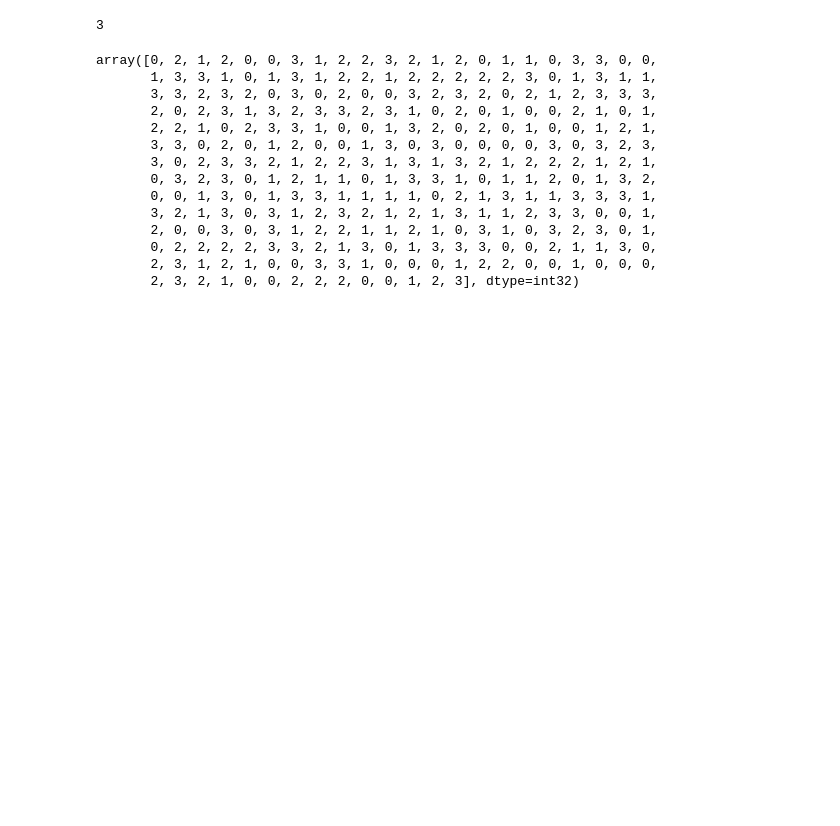
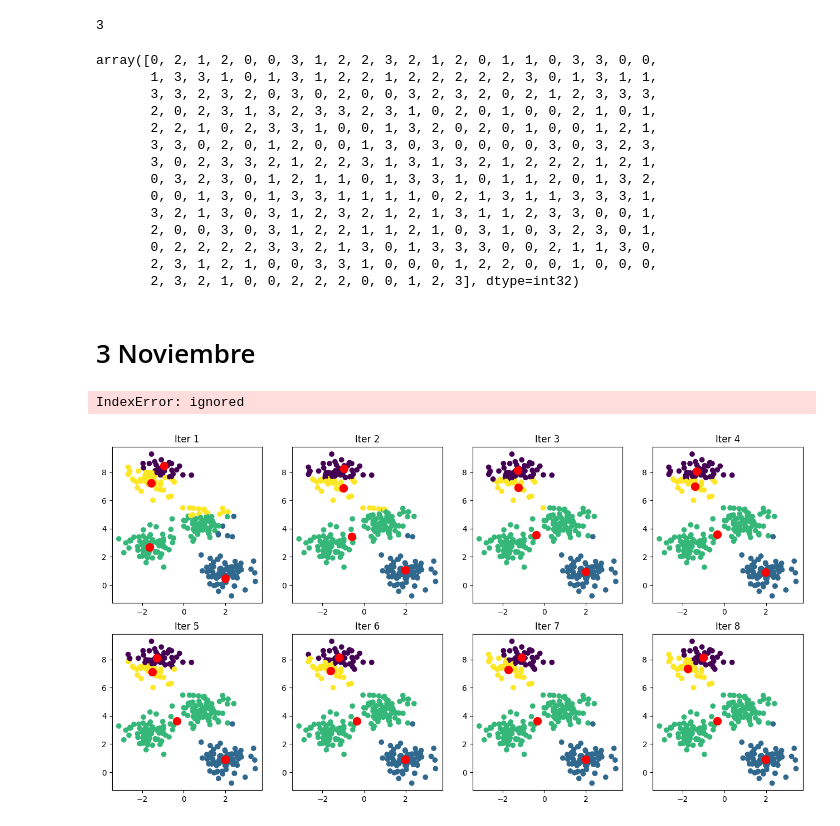
Before and after one commit to martinbedia/mineria, a Jupyter notebook: 30oct.ipynb, the cells around one changed output. Cells and saved outputs as stored; diff of their text form; code cells hidden in the pictures; blank space fills up the shorter version.

```diff
--- a/30oct.ipynb
+++ b/30oct.ipynb
@@ -209,3 +176,53 @@ array([0, 2, 1, 2, 0, 0, 3, 1, 2, 2, 3, 2, 1, 2, 0, 1, 1, 0, 3, 3, 0, 0,
        0, 2, 2, 2, 2, 3, 3, 2, 1, 3, 0, 1, 3, 3, 3, 0, 0, 2, 1, 1, 3, 0,
        2, 3, 1, 2, 1, 0, 0, 3, 3, 1, 0, 0, 0, 1, 2, 2, 0, 0, 1, 0, 0, 0,
        2, 3, 2, 1, 0, 0, 2, 2, 2, 0, 0, 1, 2, 3], dtype=int32)
+# %% [markdown]
+# 3 Noviembre
+# %%
+def crear_cluster(x,n_clusters,rseed):
+
+  # 1. inicializar los clusters de forma aleatoria, hay que elegir n_clusters puntos que funcionen como centros en la primera iteracion
+  rng = np.random.RandomState(rseed)    # permutacion de los numeros que le ponga en el parentesis, como barajar
+  i = rng.permutation(x.shape[0])[:n_clusters]   # las filas de x de donde saco los centros
+  centros = x[i]
+
+  nrows = 2
+  ncols = 4
+  fig, axs = plt.subplots(nrows, ncols, figsize = (16,8))
+  row = 0
+  col = 0
+  num_iter = 1
+
+  # 2. realizar un bucle para la asignacion de objetos y actualizacion
+  while True:
+
+    # 2.1 asigno cada objeto al cluster mas cercano
+    clusters = pairwise_distances_argmin(x,centros)
+
+    axs[row, col].scatter(x[:,0],x[:,1], c= clusters)
+    axs[row, col].scatter(centros[:,0],centros[:,1], c= 'red', s=100)
+    axs[row, col].set_title('Iter {}'.format(num_iter))
+    num_iter += 1
+
+    col +=1
+    if col == ncols:
+      col = 0
+      row+=1
+
+   # 2.2 calculo el nuevo centro del cluster
+    nuevos_centros = np.array([x[clusters == i].mean(0) for i in range(n_clusters)])
+
+   # 2.3 si no actualice los centros, salgo del bucle
+    if np.all(centros == nuevos_centros):
+     break
+    centros = nuevos_centros
+
+  plt.show()
+  return centros,clusters,z
+# %%
+rseed = 3
+n_clusters = 4
+crear_cluster(x,n_clusters,rseed)
+# %% [output]
+IndexError: ignored
+[figure, added]
```
Also changed, not shown: parts of 7 cells of this notebook.
